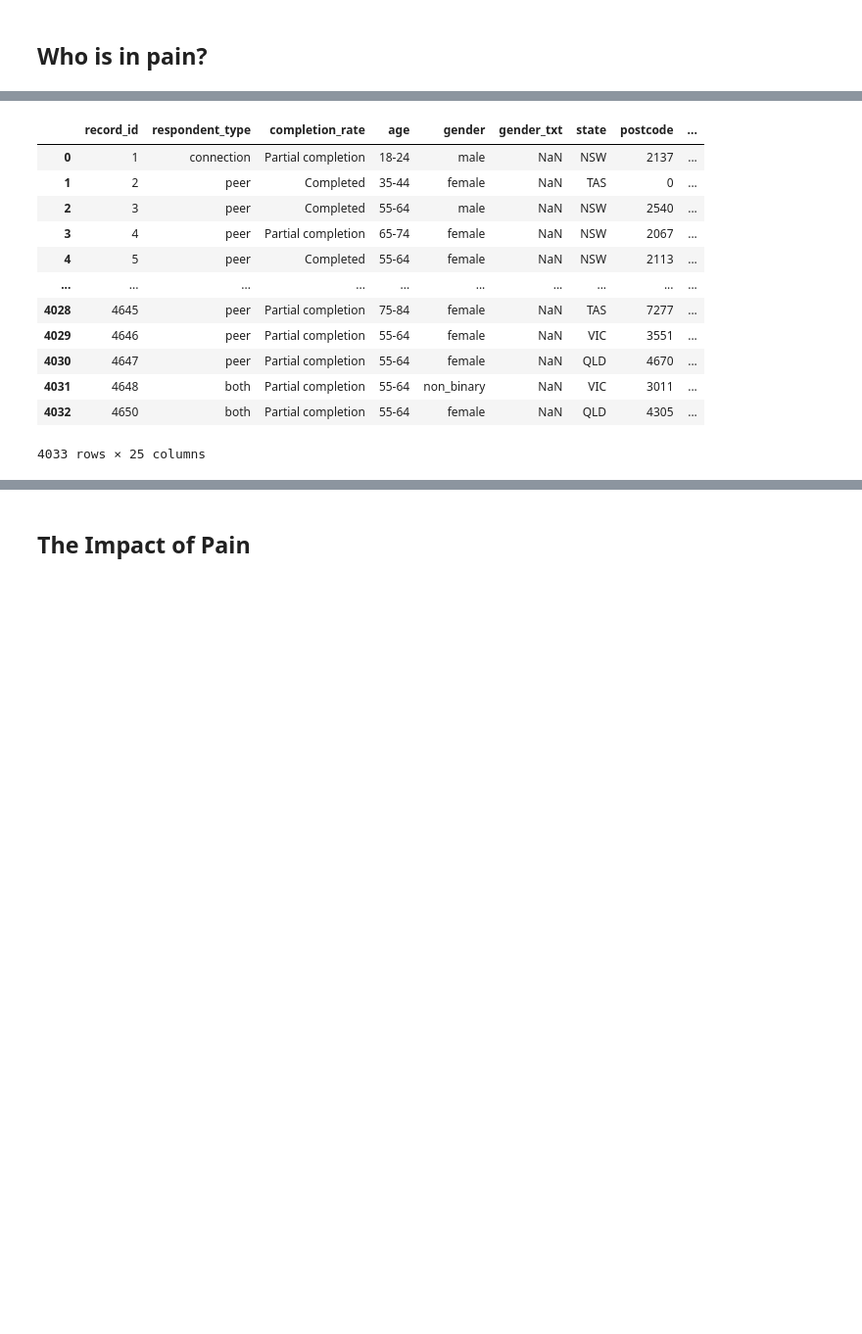
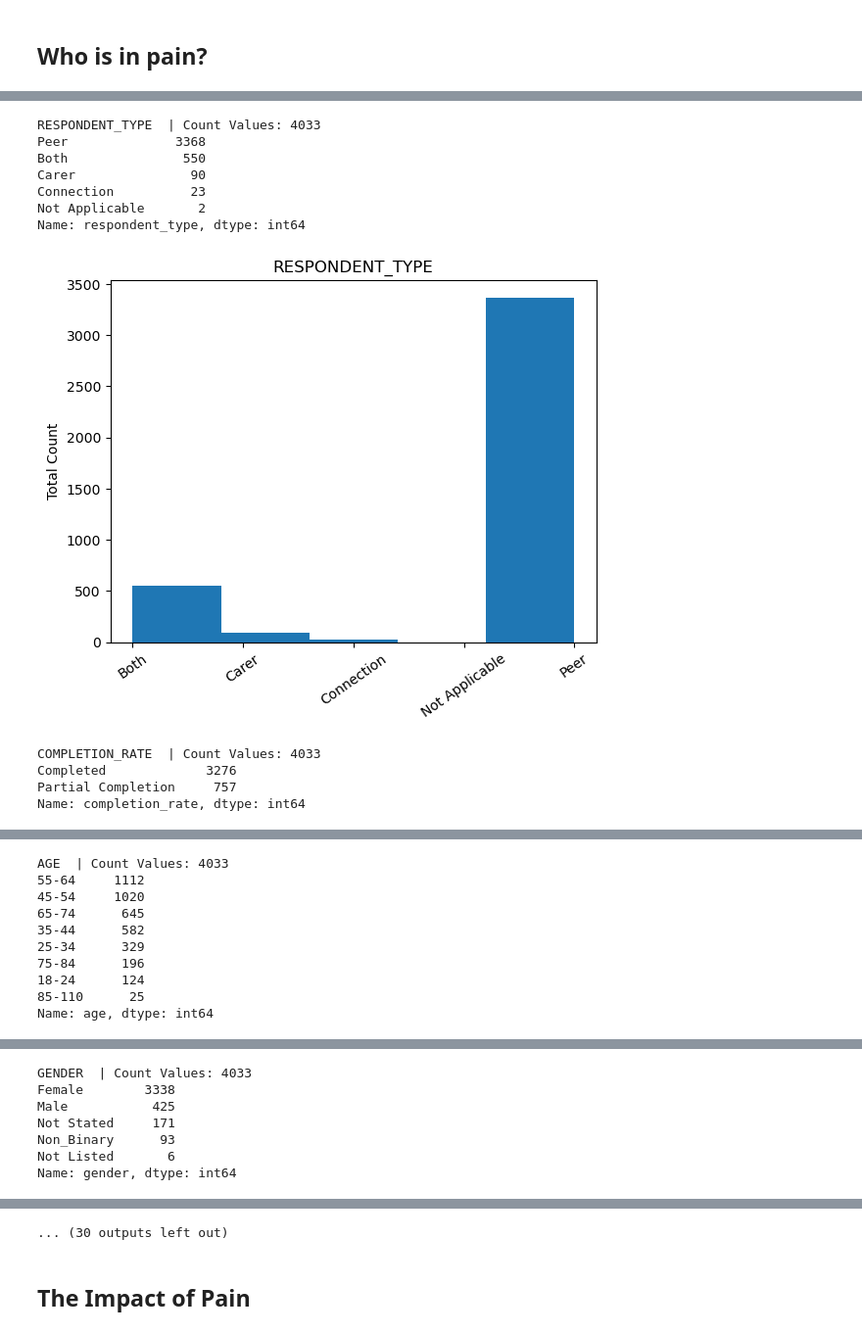
Before and after one commit to joniek/national_pain_survey, a Jupyter notebook: 2025-NPS.ipynb, the cells around one changed output, grey strips where cells are left out. Shown: that part at 98% size. Drawn from its saved outputs; the diff is of its cells as text; code cells hidden in the pictures; blank space fills up the shorter version.

```diff
--- a/2025-NPS.ipynb
+++ b/2025-NPS.ipynb
@@ -141,16 +211,24 @@ df_who = df[['record_id',
 # %%
-df_who
+for i in df_who.columns.to_list():
+    if (i not in ['record_id', 'gender_txt','dx_txt', 'postcode']):
+        show_summary_histogram(df_who, i)
+
+        # print(i.upper(), ', Count:', df_who[i].count())
+        # print(df_who[i].value_counts(), '\n')
+        # df_who = df_who.sort_values(by=i)
+        # df_who[i].hist()
+        # plt.tick_params('x', rotation=35)
+        # plt.show()
 # %% [output]
-|  | record_id | respondent_type | completion_rate | age | gender | gender_txt | state | postcode | ... |
-| 0 | 1 | connection | Partial completion | 18-24 | male | NaN | NSW | 2137 | ... |
-| 1 | 2 | peer | Completed | 35-44 | female | NaN | TAS | 0 | ... |
-| 2 | 3 | peer | Completed | 55-64 | male | NaN | NSW | 2540 | ... |
-| 3 | 4 | peer | Partial completion | 65-74 | female | NaN | NSW | 2067 | ... |
-| 4 | 5 | peer | Completed | 55-64 | female | NaN | NSW | 2113 | ... |
-| ... | ... | ... | ... | ... | ... | ... | ... | ... | ... |
-| 4028 | 4645 | peer | Partial completion | 75-84 | female | NaN | TAS | 7277 | ... |
-| 4029 | 4646 | peer | Partial completion | 55-64 | female | NaN | VIC | 3551 | ... |
-| 4030 | 4647 | peer | Partial completion | 55-64 | female | NaN | QLD | 4670 | ... |
-| 4031 | 4648 | both | Partial completion | 55-64 | non_binary | NaN | VIC | 3011 | ... |
-| 4032 | 4650 | both | Partial completion | 55-64 | female | NaN | QLD | 4305 | ... |
-4033 rows × 25 columns
+RESPONDENT_TYPE  | Count Values: 4033
+Peer              3368
+Both               550
+Carer               90
+Connection          23
+Not Applicable       2
+Name: respondent_type, dtype: int64
+[figure, added]
+COMPLETION_RATE  | Count Values: 4033
+Completed             3276
+Partial Completion     757
+Name: completion_rate, dtype: int64
@@ -156,0 +236,10 @@ df_who
+AGE  | Count Values: 4033
+55-64     1112
+45-54     1020
+65-74      645
+35-44      582
+25-34      329
+75-84      196
+18-24      124
+85-110      25
+Name: age, dtype: int64
@@ -156,0 +247,7 @@ df_who
+GENDER  | Count Values: 4033
+Female        3338
+Male           425
+Not Stated     171
+Non_Binary      93
+Not Listed       6
+Name: gender, dtype: int64
@@ -157,3 +281,4 @@ df_who
+... (30 outputs left out)
 # %% [markdown]
 ## The Impact of Pain
 # %%
```
Also changed, not shown: parts of 10 cells of this notebook.
